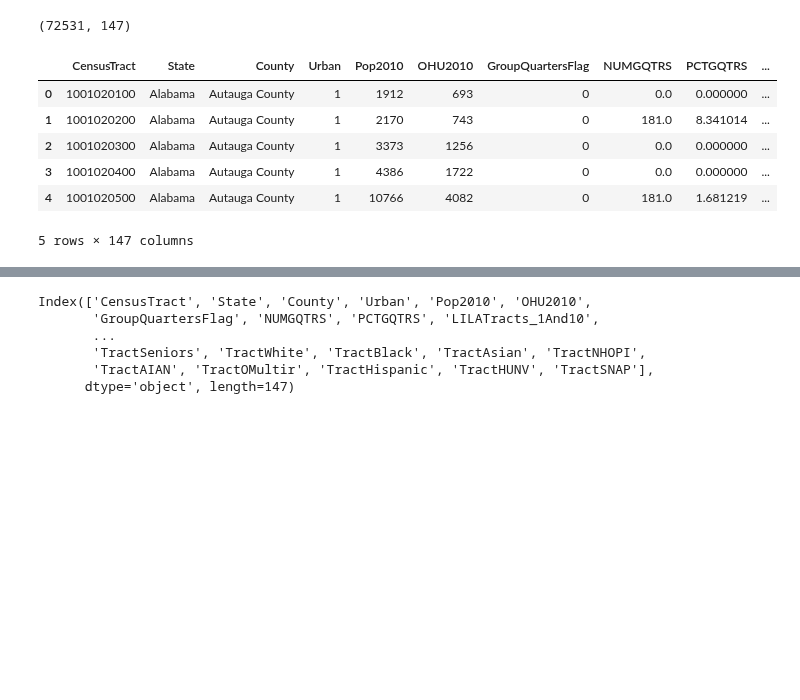
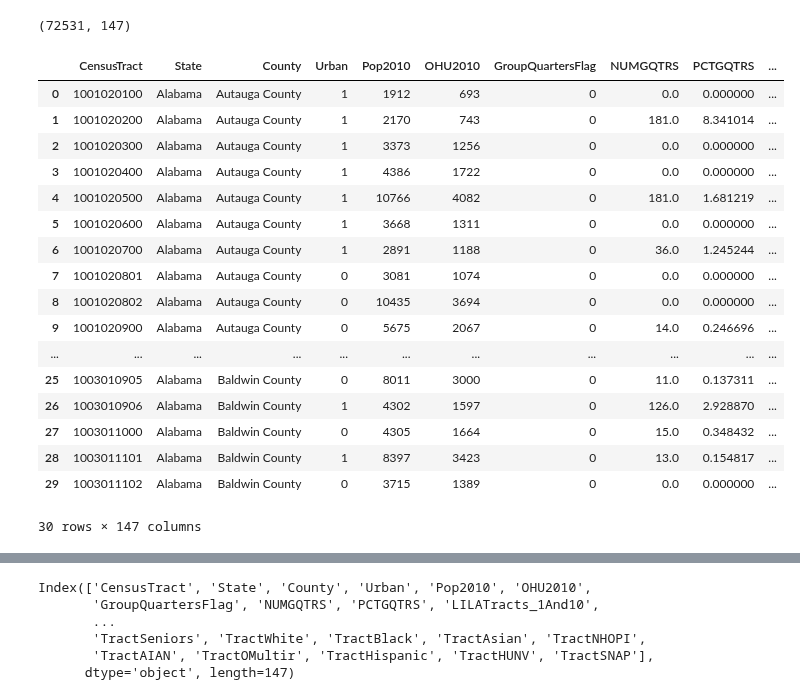
Before and after one commit to authentic/DataAnalysis, a Jupyter notebook: Workflow.ipynb, the cells around one changed output, grey strips where cells are left out. Cells and saved outputs as stored; diff of their text form; code cells hidden in the pictures; blank space fills up the shorter version.

```diff
--- a/Workflow.ipynb
+++ b/Workflow.ipynb
@@ -6,7 +7,7 @@ import sqlite3
 # %% [markdown]
 # 1. Data collection
 # %%
-data=pd.read_excel("C:/Users/Olga/Desktop/Data/FoodAccessResearchAtlasData2019.xlsx")
+data=pd.read_excel("C:/Users/Olga/Desktop/Data/FoodAccessResearchAtlasData2019_orig.xlsx")
 # %% [markdown]
 ## 1.1 Examining the data
 # %%
@@ -18,13 +19,24 @@ data.shape
 # %% [output]
 (72531, 147)
 # %%
-data.head()
+data.head(30)
 # %% [output]
 |  | CensusTract | State | County | Urban | Pop2010 | OHU2010 | GroupQuartersFlag | NUMGQTRS | PCTGQTRS | ... |
 | 0 | 1001020100 | Alabama | Autauga County | 1 | 1912 | 693 | 0 | 0.0 | 0.000000 | ... |
 | 1 | 1001020200 | Alabama | Autauga County | 1 | 2170 | 743 | 0 | 181.0 | 8.341014 | ... |
 | 2 | 1001020300 | Alabama | Autauga County | 1 | 3373 | 1256 | 0 | 0.0 | 0.000000 | ... |
 | 3 | 1001020400 | Alabama | Autauga County | 1 | 4386 | 1722 | 0 | 0.0 | 0.000000 | ... |
 | 4 | 1001020500 | Alabama | Autauga County | 1 | 10766 | 4082 | 0 | 181.0 | 1.681219 | ... |
+| 5 | 1001020600 | Alabama | Autauga County | 1 | 3668 | 1311 | 0 | 0.0 | 0.000000 | ... |
+| 6 | 1001020700 | Alabama | Autauga County | 1 | 2891 | 1188 | 0 | 36.0 | 1.245244 | ... |
+| 7 | 1001020801 | Alabama | Autauga County | 0 | 3081 | 1074 | 0 | 0.0 | 0.000000 | ... |
+| 8 | 1001020802 | Alabama | Autauga County | 0 | 10435 | 3694 | 0 | 0.0 | 0.000000 | ... |
+| 9 | 1001020900 | Alabama | Autauga County | 0 | 5675 | 2067 | 0 | 14.0 | 0.246696 | ... |
+| ... | ... | ... | ... | ... | ... | ... | ... | ... | ... | ... |
+| 25 | 1003010905 | Alabama | Baldwin County | 0 | 8011 | 3000 | 0 | 11.0 | 0.137311 | ... |
+| 26 | 1003010906 | Alabama | Baldwin County | 1 | 4302 | 1597 | 0 | 126.0 | 2.928870 | ... |
+| 27 | 1003011000 | Alabama | Baldwin County | 0 | 4305 | 1664 | 0 | 15.0 | 0.348432 | ... |
+| 28 | 1003011101 | Alabama | Baldwin County | 1 | 8397 | 3423 | 0 | 13.0 | 0.154817 | ... |
+| 29 | 1003011102 | Alabama | Baldwin County | 0 | 3715 | 1389 | 0 | 0.0 | 0.000000 | ... |
-5 rows × 147 columns
+30 rows × 147 columns
 # %%
```
Also changed, not shown: parts of 21 cells of this notebook, 1 other file.
